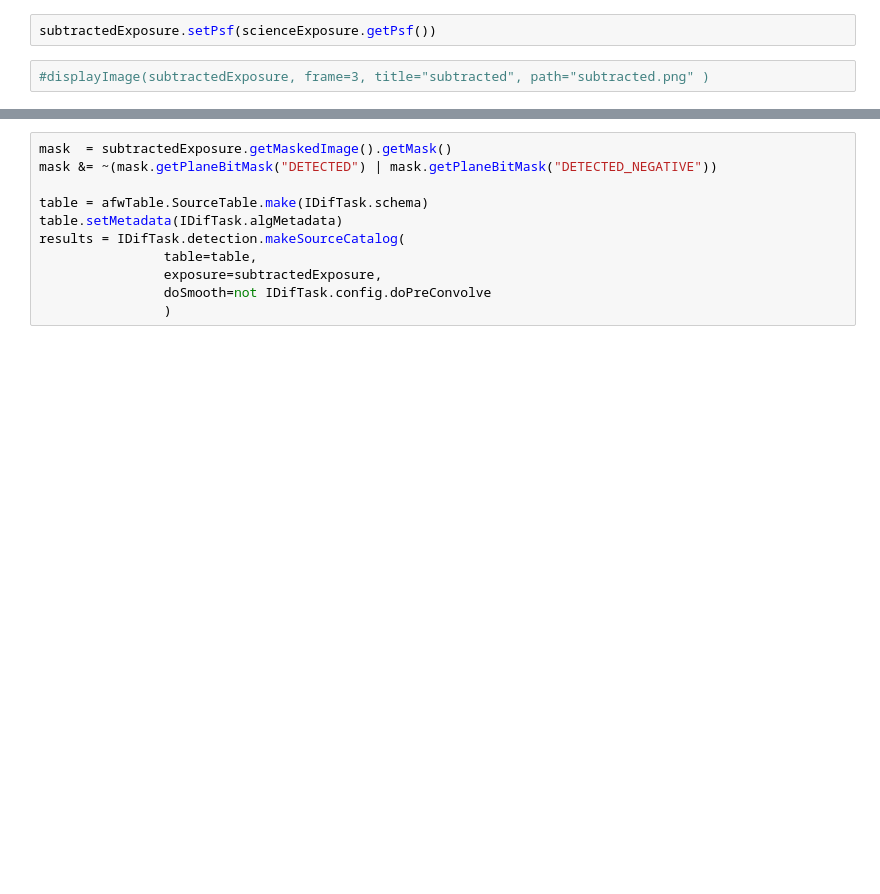
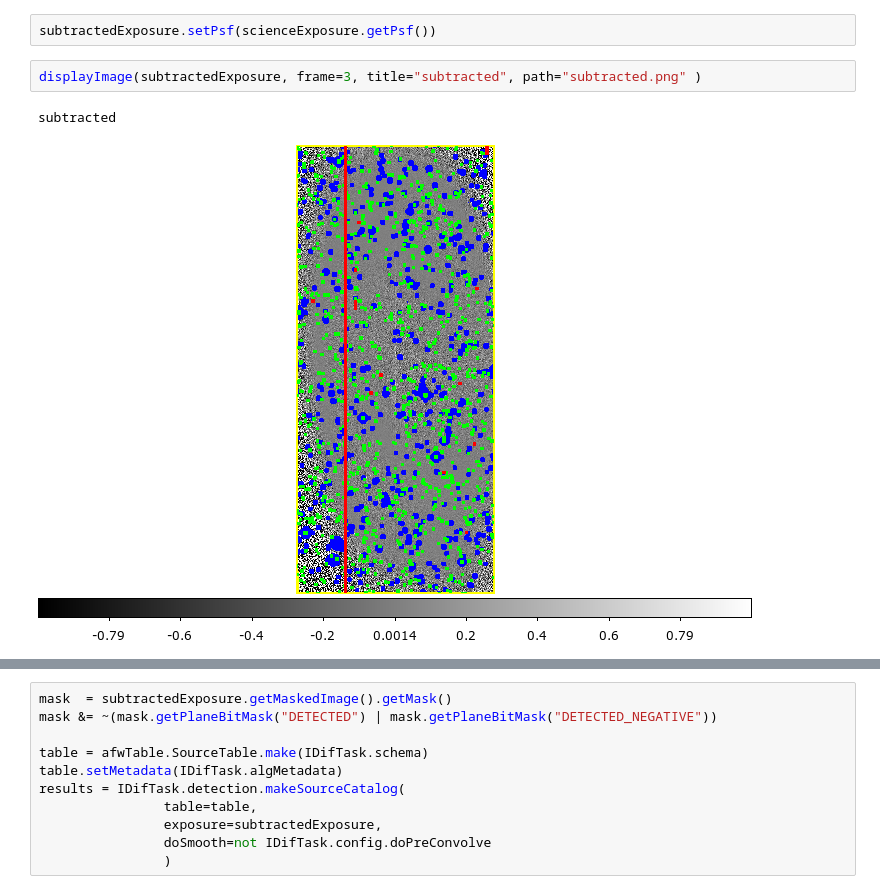
Before and after one commit to DominiqueFouchez/Subtraction_Notebooks, a Jupyter notebook: Subtract Exposure (ImageDifferenceTask)-Sept8.ipynb, the cells around one changed output, grey strips where cells are left out. Saved outputs shown, nothing was run; the diff lists cells and outputs as text; blank space fills up the shorter version.

```diff
--- a/Subtract Exposure (ImageDifferenceTask)-Sept8.ipynb
+++ b/Subtract Exposure (ImageDifferenceTask)-Sept8.ipynb
@@ -257,6 +274,9 @@ subtractedExposure = subtractRes.subtractedExposure
 # %%
 subtractedExposure.setPsf(scienceExposure.getPsf())
 # %%
-#displayImage(subtractedExposure, frame=3, title="subtracted", path="subtracted.png" )
+displayImage(subtractedExposure, frame=3, title="subtracted", path="subtracted.png" )
+# %% [output]
+subtracted
+[figure, added]
 # %%
 displayImage(subtractedExposure.getMaskedImage().getImage(), frame=3, title="subtracted", path="subtracted.png" )
```
Also changed, not shown: parts of 6 cells of this notebook, 2 other files.
